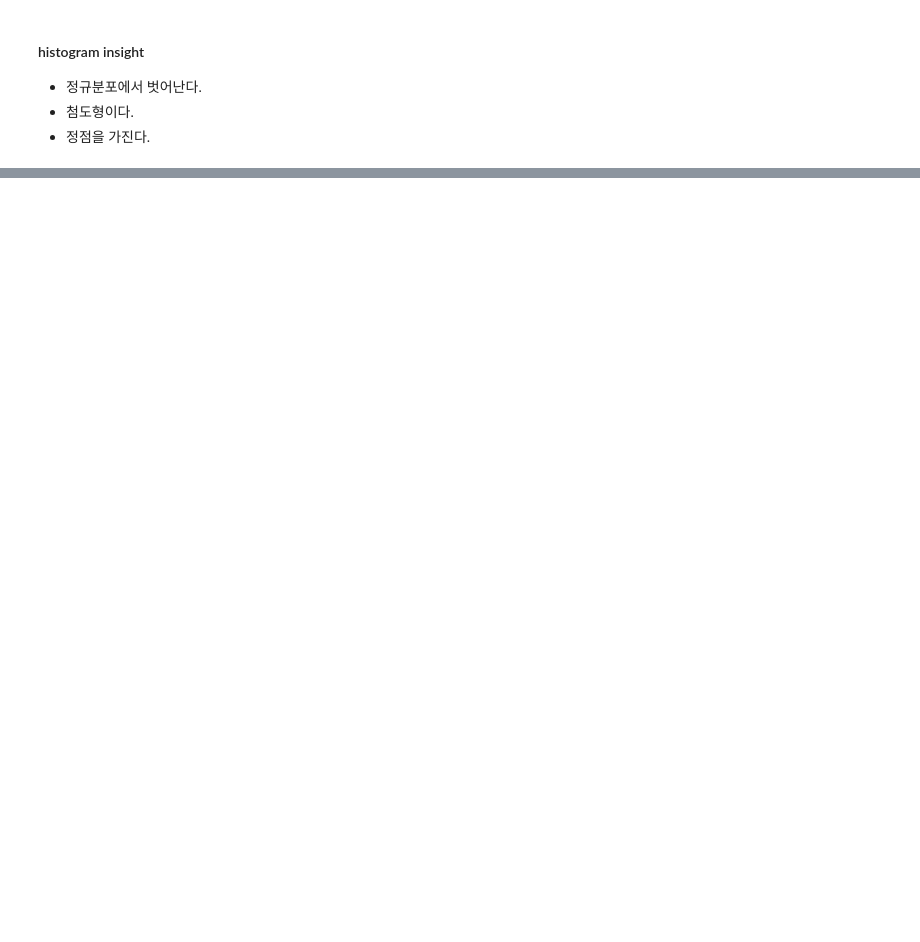
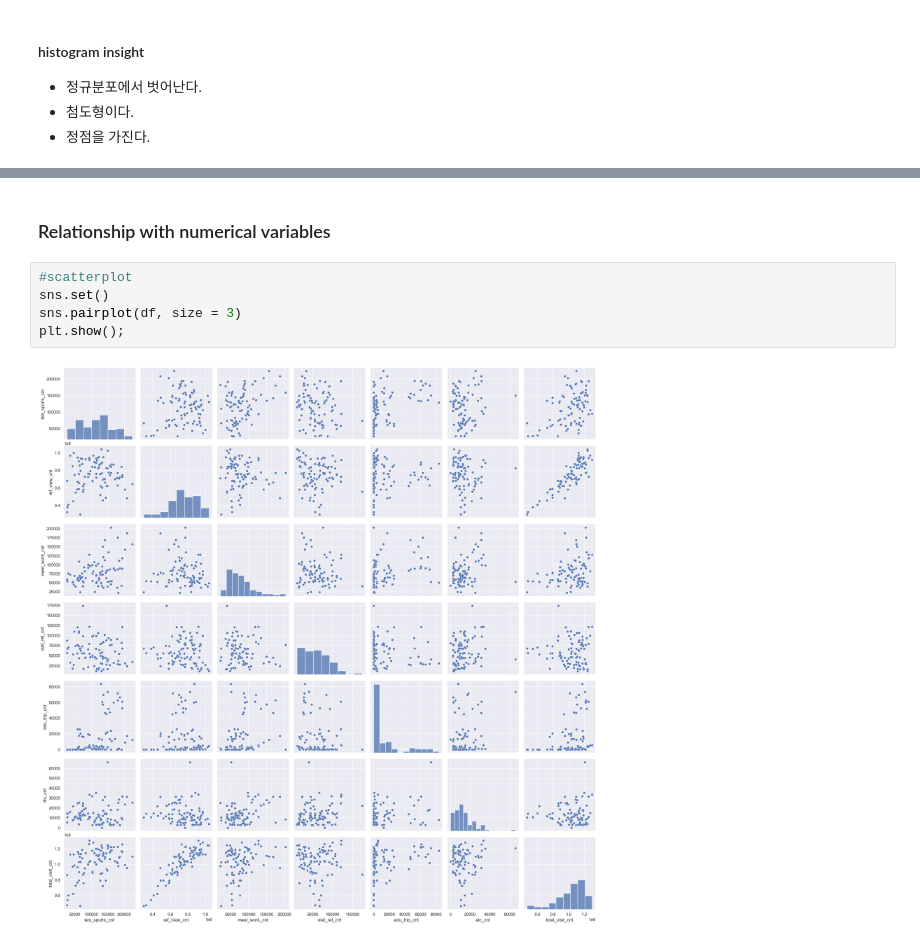
Before and after one commit to YuLim2/BigContest2022, a Jupyter notebook: BigContest2022.ipynb, the cells around one changed output, grey strips where cells are left out. Drawn from its saved outputs; the diff is of its cells as text; blank space fills up the shorter version.

```diff
--- a/BigContest2022.ipynb
+++ b/BigContest2022.ipynb
@@ -108,0 +110,9 @@ Kurtosis: 1.214166
+# %% [markdown]
+### Relationship with numerical variables
+# %%
+#scatterplot
+sns.set()
+sns.pairplot(df, size = 3)
+plt.show();
+# %% [output]
+[figure, added]
```
Also changed, not shown: parts of 13 cells of this notebook.
